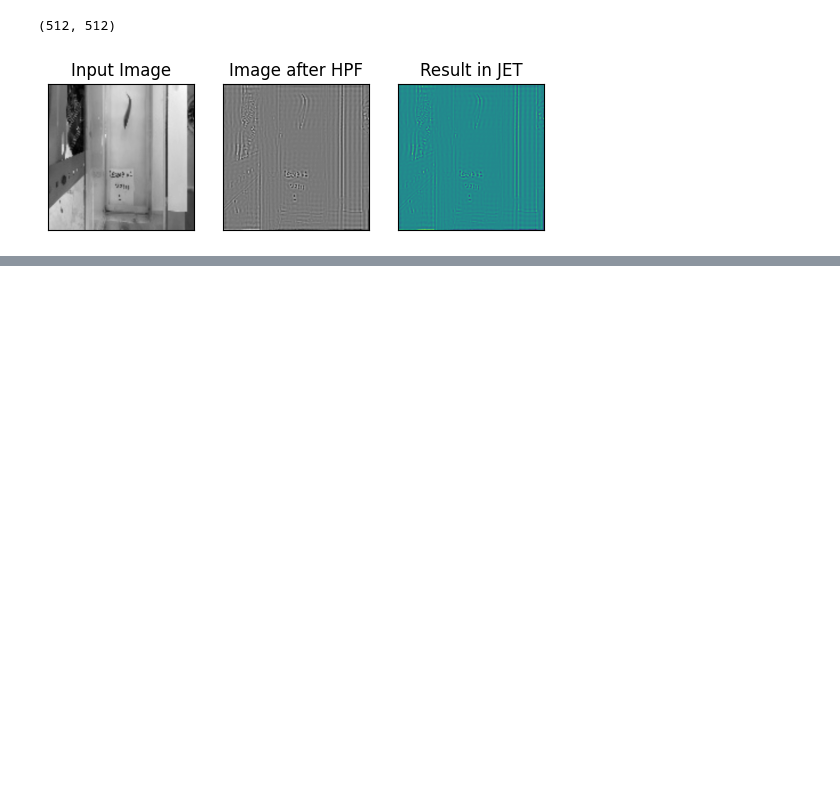
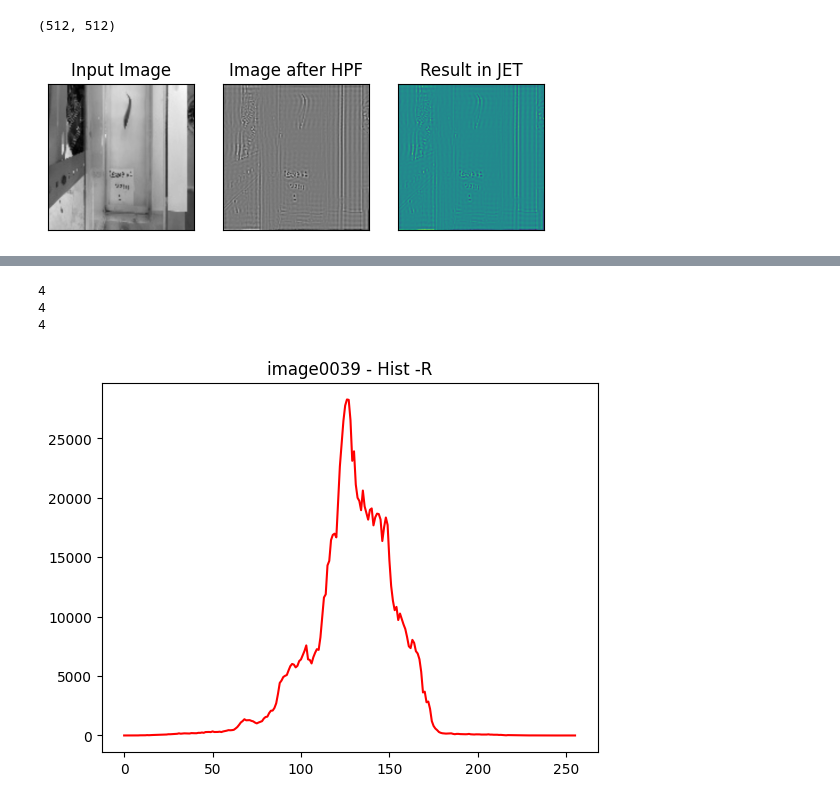
Before and after one commit to 99joseluis/Tesis, a Jupyter notebook: Programa/ImagesProcessing.ipynb, the cells around one changed output, grey strips where cells are left out. Drawn from its saved outputs; the diff is of its cells as text; code cells hidden in the pictures; blank space fills up the shorter version.

```diff
--- a/Programa/ImagesProcessing.ipynb
+++ b/Programa/ImagesProcessing.ipynb
@@ -374,0 +488,30 @@ plt.show()
+# %%
+print(len(B))
+print(len(G))
+print(len(R))
+# %% [output]
+4
+4
+4
+# %%
+os.mkdir(outHist+"/Prueba")
+os.chdir(outHist+"/Prueba")
+for j, image in enumerate(imgs):
+    # define colors to plot the histograms
+    colors = ('b','g','r')
+    hist = list()
+    fname = os.path.splitext(file_names[j])[0]
+
+    # compute and plot the image histograms
+    for i,color in enumerate(colors):
+        hist.append(cv2.calcHist([image],[i],None,[256],[0,256]))
+
+    for i,h in enumerate(hist):
+        plt.clf()
+        plt.plot(h, colors[i])
+        plt.title(fname + " - " + "Hist -" + colors[i].upper())
+        plt.savefig(fname + " - " + colors[i].upper() + '.jpg')
+
+os.chdir(dir)
+# %% [output]
+[figure, added]
```
Also changed, not shown: parts of 10 cells of this notebook.
